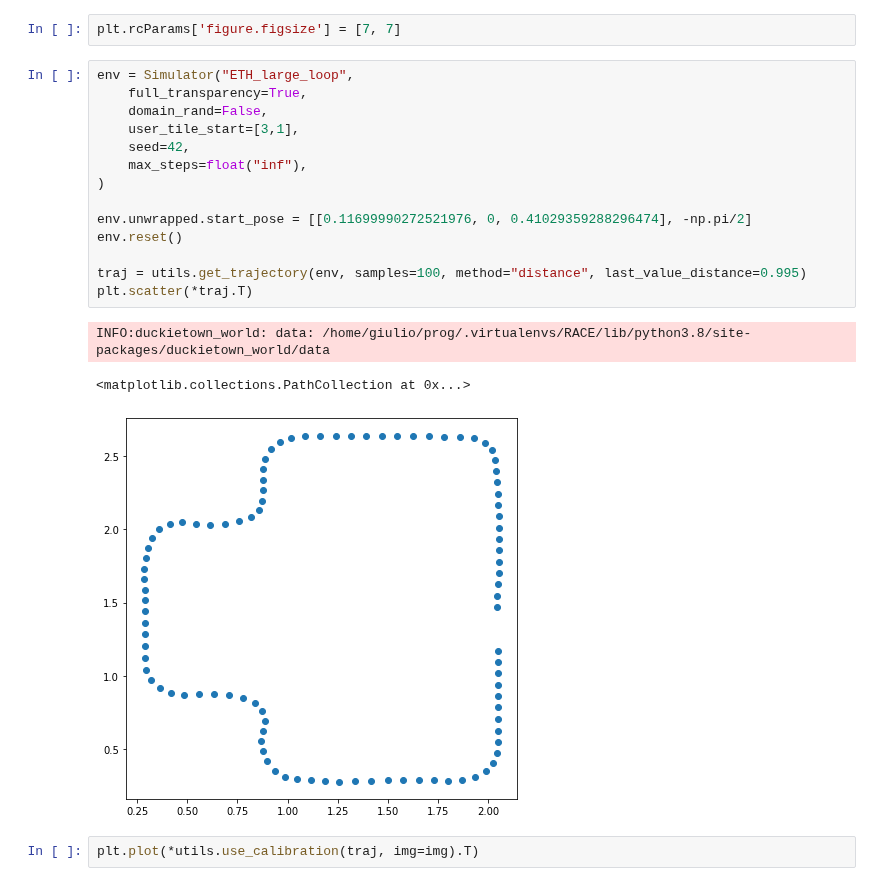
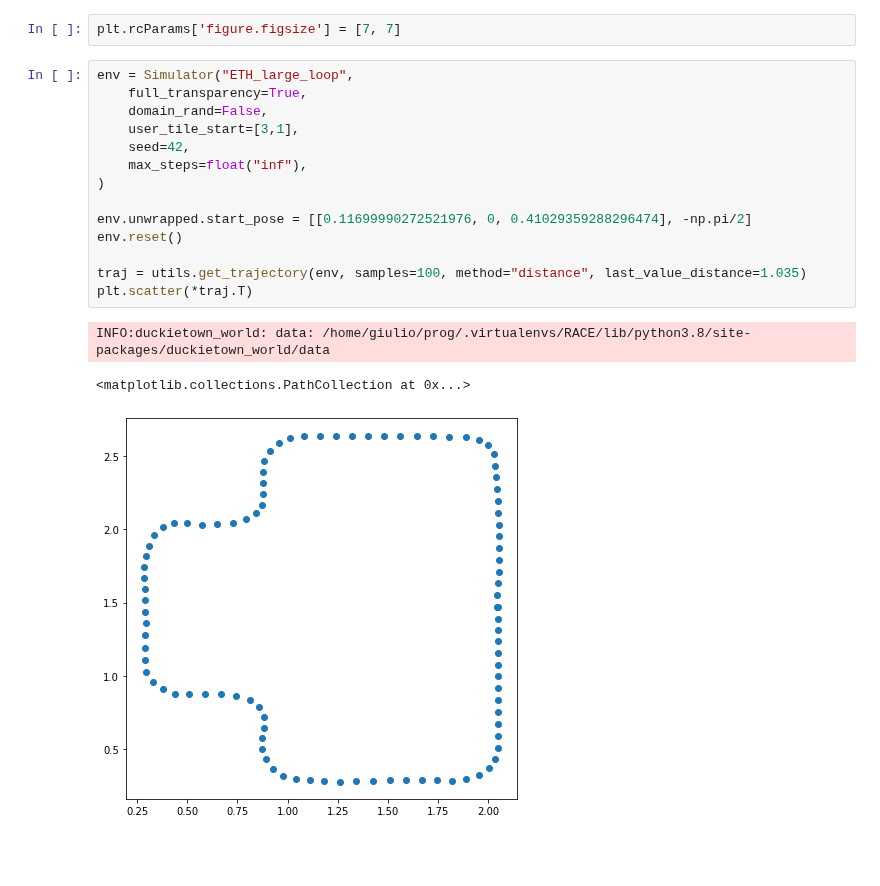
Before and after one commit to giuliovv/duckrace, a Jupyter notebook: autolab_position.ipynb, the cells around one changed output. Saved outputs shown, nothing was run; the diff lists cells and outputs as text; blank space fills up the shorter version.

```diff
--- a/autolab_position.ipynb
+++ b/autolab_position.ipynb
@@ -16,20 +25,18 @@ plt.rcParams['figure.figsize'] = [7, 7]
 # %%
 env = Simulator("ETH_large_loop",
     full_transparency=True,
     domain_rand=False,
     user_tile_start=[3,1],
     seed=42,
     max_steps=float("inf"),
 )
 
 env.unwrapped.start_pose = [[0.11699990272521976, 0, 0.41029359288296474], -np.pi/2]
 env.reset()
 
-traj = utils.get_trajectory(env, samples=100, method="distance", last_value_distance=0.995)
+traj = utils.get_trajectory(env, samples=100, method="distance", last_value_distance=1.035)
 plt.scatter(*traj.T)
 # %% [output]
 INFO:duckietown_world: data: /home/giulio/prog/.virtualenvs/RACE/lib/python3.8/site-packages/duckietown_world/data
 <matplotlib.collections.PathCollection at 0x...>
-[figure, old version]
+[figure, new version]
-# %%
-plt.plot(*utils.use_calibration(traj, img=img).T)
```
Also changed, not shown: parts of 9 cells of this notebook, 1 other file.
